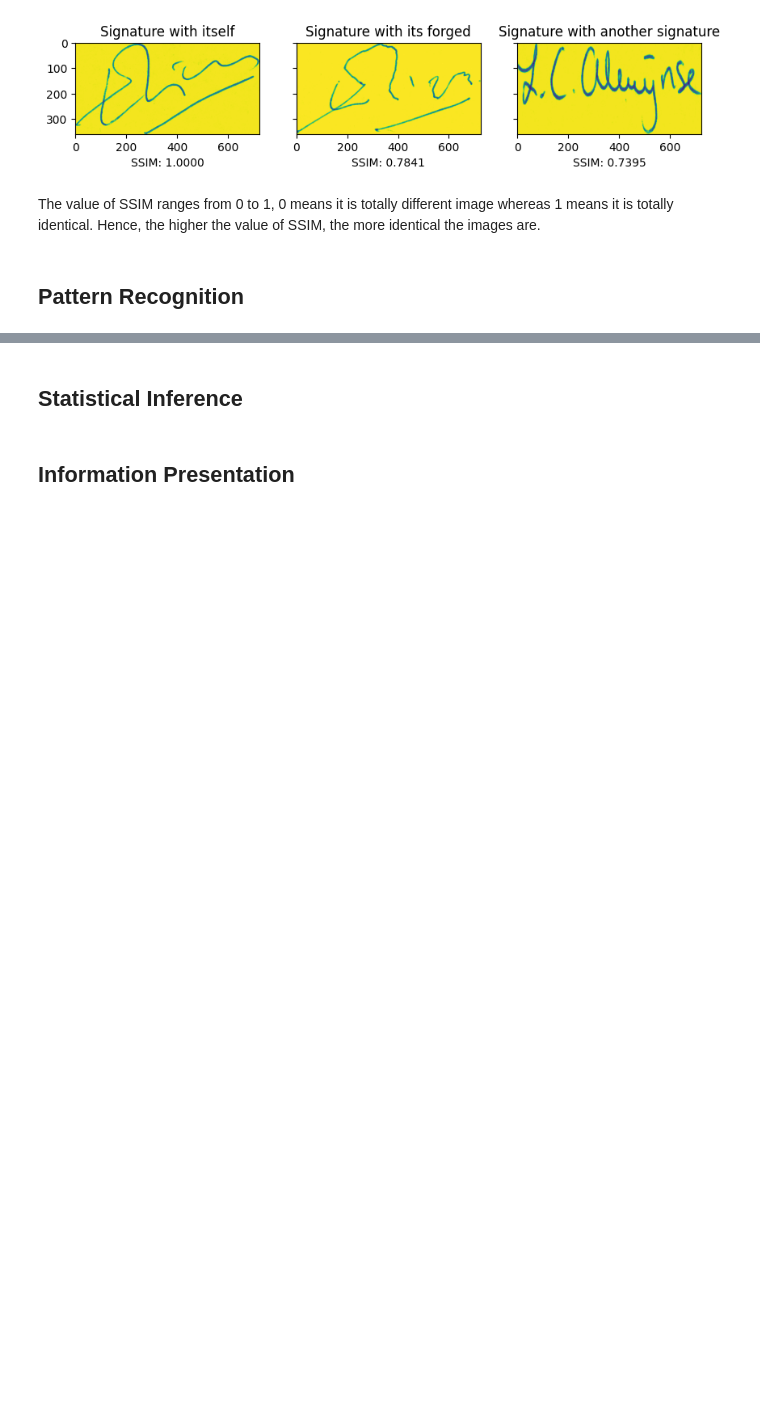
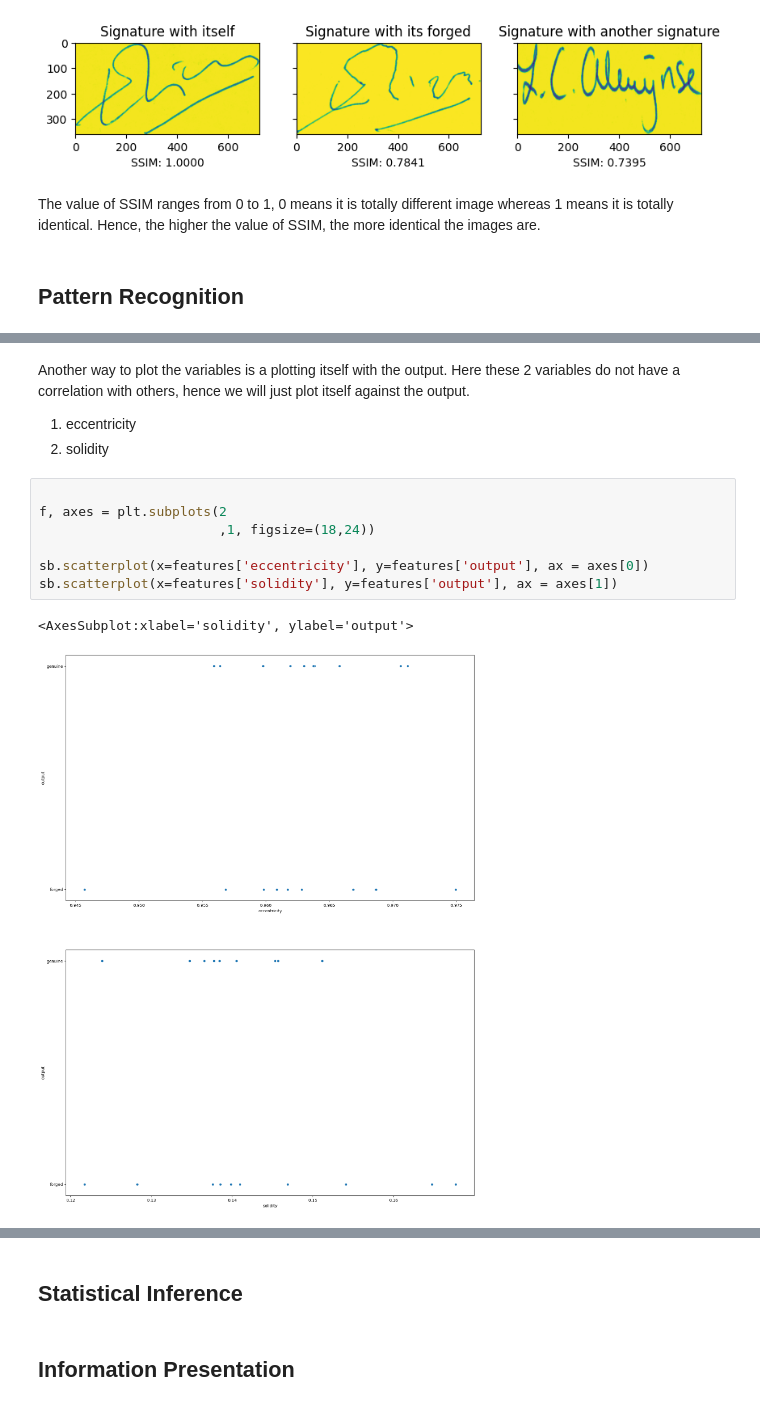
Before and after one commit to tyeejian/Signature-Forgery-Detection, a Jupyter notebook: Workbook/Signature Forgery Detection.ipynb, the cells around one changed output, grey strips where cells are left out. Drawn from its saved outputs; the diff is of its cells as text; blank space fills up the shorter version.

```diff
--- a/Workbook/Signature Forgery Detection.ipynb
+++ b/Workbook/Signature Forgery Detection.ipynb
@@ -537,2 +565,17 @@ The value of SSIM ranges from 0 to 1, 0 means it is totally different image wher
+# %% [markdown]
+Another way to plot the variables is a plotting itself with the output. Here these 2 variables do not have a correlation with others, hence we will just plot itself against the output.
+
+1. eccentricity
+2. solidity
+# %%
+
+f, axes = plt.subplots(2
+                       ,1, figsize=(18,24))
+
+sb.scatterplot(x=features['eccentricity'], y=features['output'], ax = axes[0])
+sb.scatterplot(x=features['solidity'], y=features['output'], ax = axes[1])
+# %% [output]
+<AxesSubplot:xlabel='solidity', ylabel='output'>
+[figure, added]
 # %% [markdown]
 ## Machine Learning
```
Also changed, not shown: parts of 6 cells of this notebook, 3 other files.
